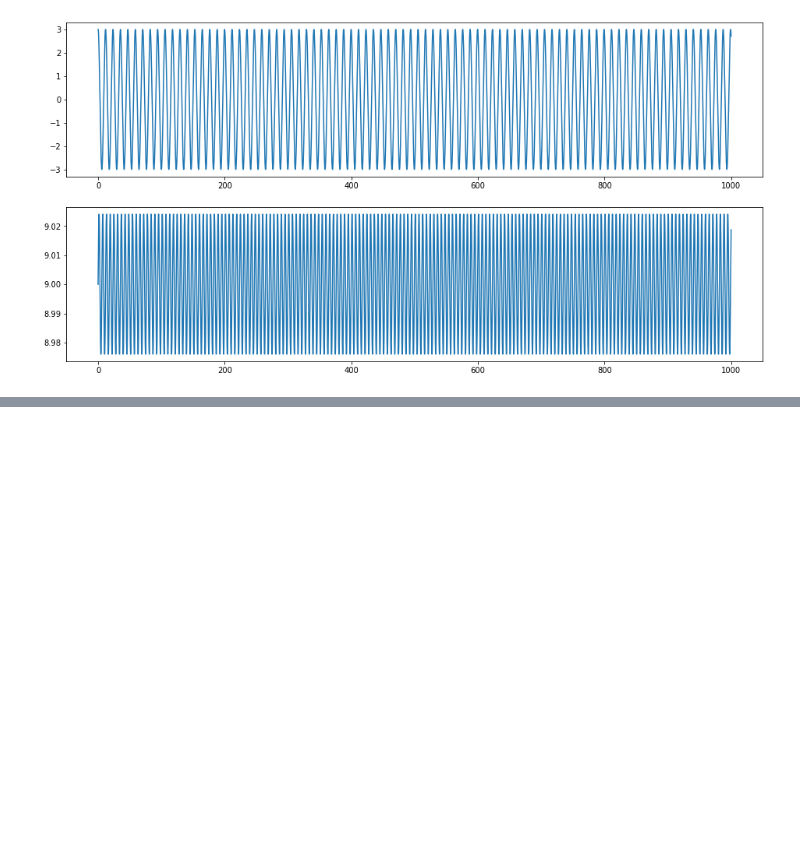
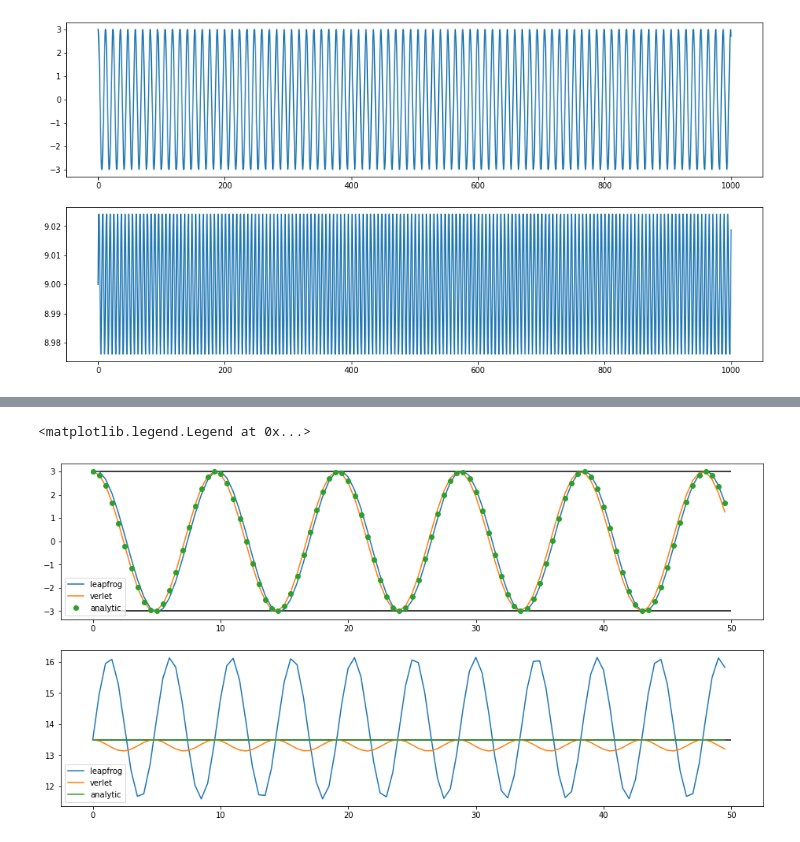
Before and after one commit to mohnjahoney/REU_physics, a Jupyter notebook: molecular_dynamics/molecular dynamics.ipynb, the cells around one changed output, grey strips where cells are left out. Drawn from its saved outputs; the diff is of its cells as text; code cells hidden in the pictures; blank space fills up the shorter version.

Commit message:
verlet and start of kepler

```diff
--- a/molecular_dynamics/molecular dynamics.ipynb
+++ b/molecular_dynamics/molecular dynamics.ipynb
@@ -250,2 +373,58 @@ def SHO_euler_step_(x, v, k, m, dt):
+# %%
+# The verlet integrator has the power of the leapfrog and also yields synchronous phase points.
+# TODO : update this dependent on how we resolve the euler step reference issue.
+
+def velocity_verlet_step(phase_pt, accel_func, dt):
+    x, v = phase_pt
+    a = accel_func(phase_pt)
+    vhalf = v + 0.5 * a * dt
+    x1 = x + vhalf * dt
+    a = accel_func([x1, v])
+    v1 = vhalf + 0.5 * a * dt
+
+    return [x1, v1]
+# %%
+k = 3.0
+m = 7.0
+
+phase_pt0 = [3.0, 0.0]
+t0 = 0
+T = 50
+
+N = 10**2
+
+accel_func = lambda phase_pt: SHO_accel(x=phase_pt[0], k=k, m=m)
+
+fig, ax = plt.subplots(nrows=2, ncols=1, figsize=(16, 8))
+
+# # Euler forward
+# phase_pts, times = integrate(phase_pt0=phase_pt0, accel_func=accel_func, step_func=euler_step, t0=t0, T=T, N=N)
+# ax[0].plot(times, phase_pts[:, 0], '-', label='euler forward')
+# ax[1].plot(times, SHO_energy(phase_pts[:, 0], phase_pts[:, 1], k, m), label='euler forward')
+
+# Leapfrog(ish)
+phase_pts, times = integrate(phase_pt0=phase_pt0, accel_func=accel_func, step_func=euler_step2, t0=t0, T=T, N=N)
+ax[0].plot(times-dt/2, phase_pts[:, 0], '-', label='leapfrog')
+ax[1].plot(times, SHO_energy(phase_pts[:, 0], phase_pts[:, 1], k, m), label='leapfrog')
+
+# Velocity verlet
+phase_pts, times = integrate(phase_pt0=phase_pt0, accel_func=accel_func, step_func=velocity_verlet_step, t0=t0, T=T, N=N)
+ax[0].plot(times, phase_pts[:, 0], '-', label='verlet')
+ax[1].plot(times, SHO_energy(phase_pts[:, 0], phase_pts[:, 1], k, m), label='verlet')
+
+# Analytic
+phase_pts_analytic = SHO_analytic(phase_pt0=[x, v], k=k, m=m, ts=times)
+ax[0].plot(times, phase_pts_analytic[:, 0], 'o', label='analytic')
+ax[1].plot(times, SHO_energy(phase_pts_analytic[:, 0], phase_pts_analytic[:, 1], k=k, m=m), '-', label='analytic')
+
+ax[0].hlines(phase_pt0[0], 0, T)
+ax[0].hlines(-phase_pt0[0], 0, T)
+ax[1].hlines(SHO_energy(phase_pt0[0], phase_pt0[1], k, m), 0, T)
+
+ax[0].legend()
+ax[1].legend()
+# %% [output]
+<matplotlib.legend.Legend at 0x...>
+[figure, added]
 # %%
 # Accuracy improves with decreasing dt - not surprising.
```
Also changed, not shown: parts of 20 cells of this notebook.
